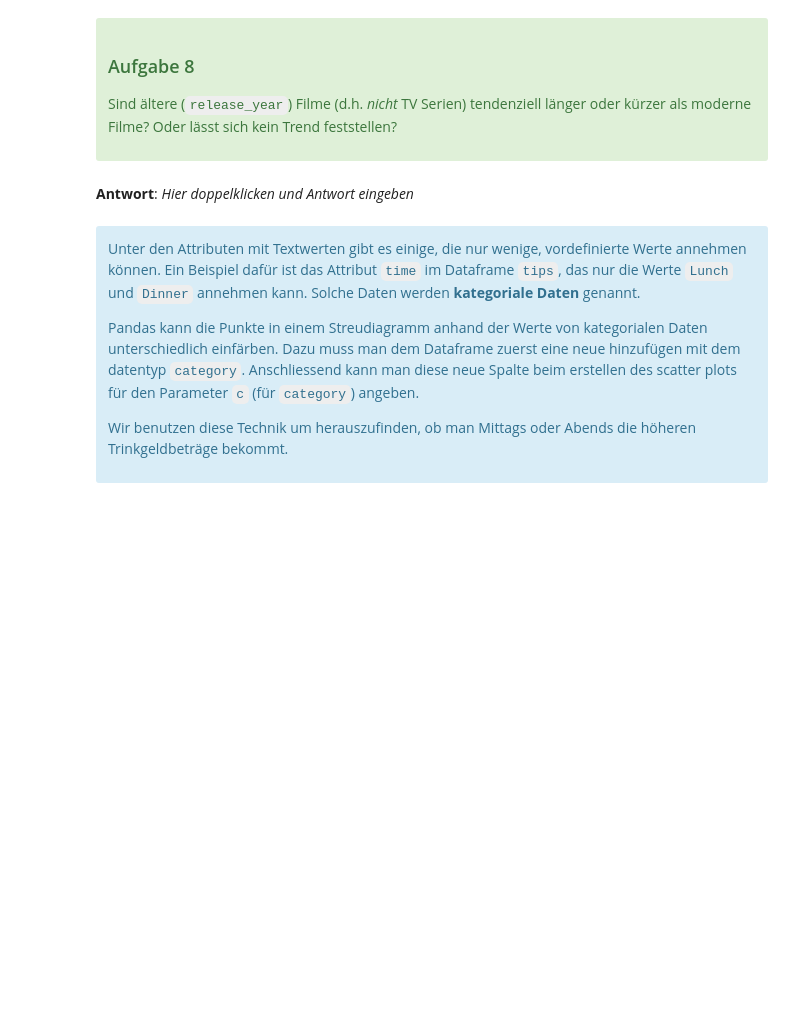
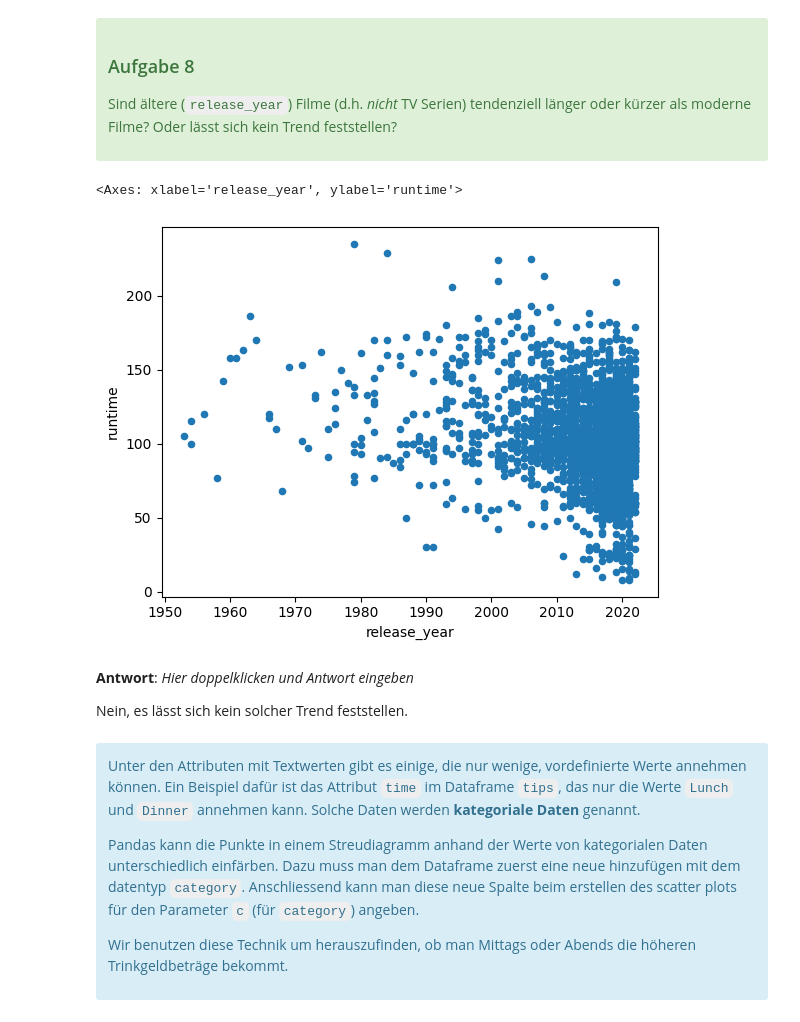
Before and after one commit to Timon-D3v/wahlfach-informatik, a Jupyter notebook: 25_Notebook 1 - Daten visualisieren und analysieren.ipynb, the cells around one changed output. Drawn from its saved outputs; the diff is of its cells as text; code cells hidden in the pictures; blank space fills up the shorter version.

```diff
--- a/25_Notebook 1 - Daten visualisieren und analysieren.ipynb
+++ b/25_Notebook 1 - Daten visualisieren und analysieren.ipynb
@@ -497,8 +518,14 @@ Sind ältere (`release_year`) Filme (d.h. *nicht* TV Serien) tendenziell länger
 </div>
 # %%
 # Hier Code eingeben
+netflix[netflix.type == "MOVIE"].plot.scatter(x="release_year", y="runtime")
+# %% [output]
+<Axes: xlabel='release_year', ylabel='runtime'>
+[figure, added]
 # %% [markdown]
 **Antwort**: *Hier doppelklicken und Antwort eingeben*
+
+Nein, es lässt sich kein solcher Trend feststellen.
 # %% [markdown]
 <div class="alert alert-box alert-info">
 
```
Also changed, not shown: parts of 15 cells of this notebook, 3 other files.
